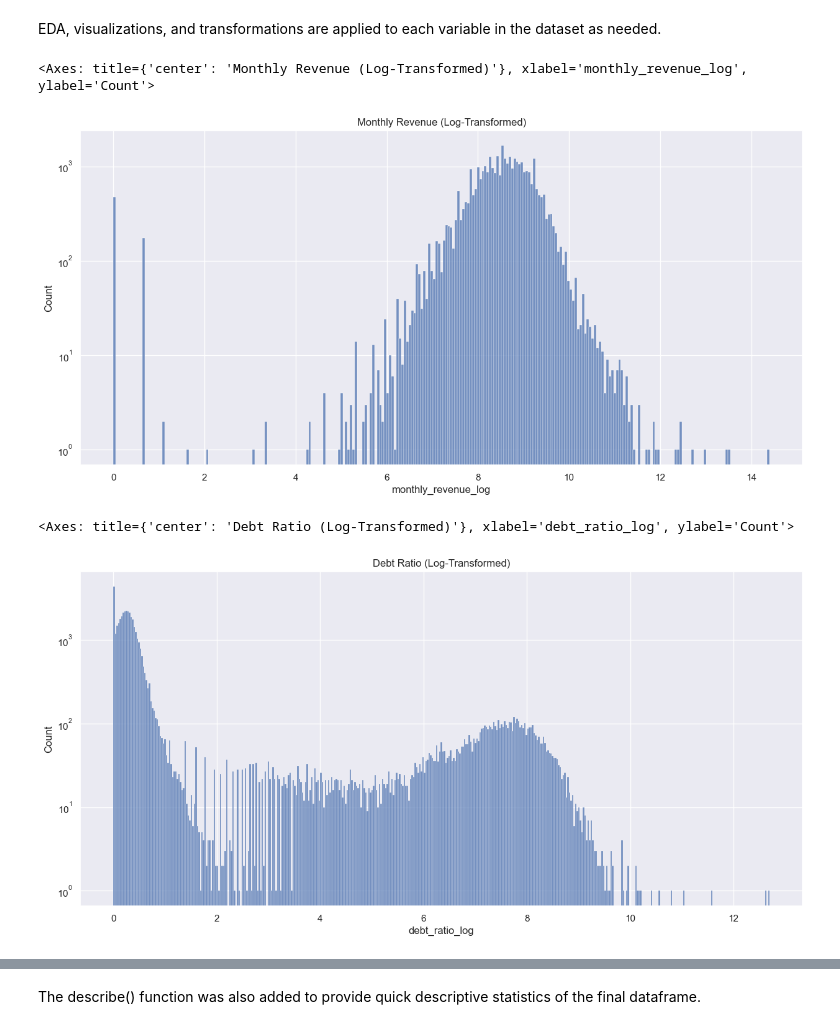
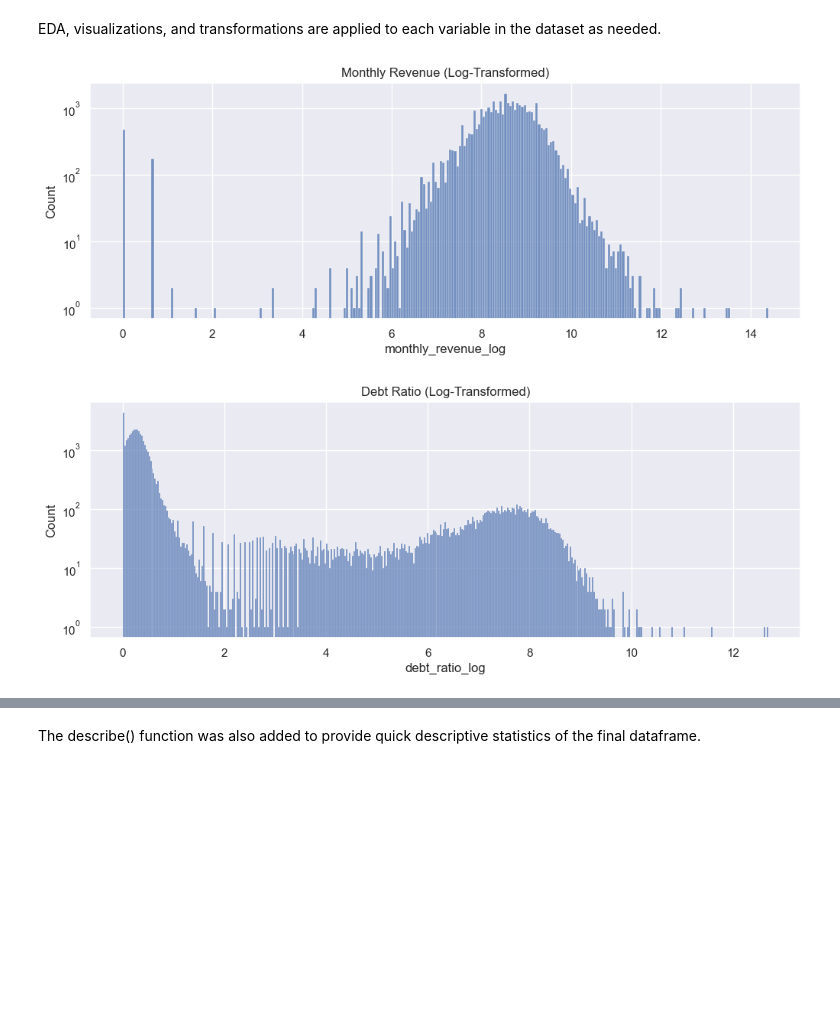
Before and after one commit to PESIII23/real-time-credit-risk-simulation, a Jupyter notebook: src/notebooks/credit_risk_analysis.ipynb, the cells around one changed output, grey strips where cells are left out. Drawn from its saved outputs; the diff is of its cells as text; code cells hidden in the pictures; blank space fills up the shorter version.

```diff
--- a/src/notebooks/credit_risk_analysis.ipynb
+++ b/src/notebooks/credit_risk_analysis.ipynb
@@ -120,36 +120,37 @@ EDA, visualizations, and transformations are applied to each variable in the dat
 # Create the bins
 monthly_revenue_raw = df[['monthly_revenue']].copy()
 
 # Create revenue bins and labels
 revenue_bins = [0, 5000, 10000, 15000, 20000, 25000, 50000, 100000, 999999999]
 revenue_labels = ['0-5k', '5k-10k', '10k-15k', '15k-20k', '20k-25k', '25k-50k', '50k-100k', '100k+']
 
 # Cut each row into its corresponding bin
 monthly_revenue_raw['revenue_bin'] = pd.cut(monthly_revenue_raw['monthly_revenue'],
                                             bins=revenue_bins,
                                             labels=revenue_labels,
                                             include_lowest=True)
 
 # Add empty value category
 monthly_revenue_raw['revenue_bin'] = (monthly_revenue_raw['revenue_bin'].cat.add_categories('NaN').fillna('NaN'))
 
 # Display dataframe
 monthly_revenue_raw.head()
 
 """Histogram Plot"""
 x_var = 'revenue_bin'
-plt.figure(figsize=(15,7))
+plt.figure(figsize=(12,4))
 # plt.title("Monthly Revenue (Binned)")
 # sns.histplot(data=monthly_revenue_raw, x=x_var, log=True)
 
 """Log Transform Distribution"""
 df['monthly_revenue_log'] = np.log1p(df['monthly_revenue'])
 plt.title("Monthly Revenue (Log-Transformed)")
 plt.yscale('log')
 sns.histplot(df['monthly_revenue_log'])
+
+df['revenue_missing'] = df['monthly_revenue'].isna().astype(int)
 # %% [output]
-<Axes: title={'center': 'Monthly Revenue (Log-Transformed)'}, xlabel='monthly_revenue_log', ylabel='Count'>
-[figure, old version]
+[figure, new version]
 # %%
 """DEBT RATIO"""
 
@@ -174,7 +175,7 @@ debt_ratio_raw.head()
 
 """Histogram Plot"""
 x_var = 'debt_ratio'
-plt.figure(figsize=(15,7))
+plt.figure(figsize=(12,4))
 # plt.title("Debt Ratio (Binned)")
 # sns.histplot(data=debt_ratio_raw, x=x_var, log=True)
 
@@ -183,9 +184,10 @@ df['debt_ratio_log'] = np.log1p(df['debt_ratio'])
 plt.title("Debt Ratio (Log-Transformed)")
 plt.yscale('log')
 sns.histplot(df['debt_ratio_log'])
+
+df['debt_ratio_missing'] = df['debt_ratio'].isna().astype(int)
 # %% [output]
-<Axes: title={'center': 'Debt Ratio (Log-Transformed)'}, xlabel='debt_ratio_log', ylabel='Count'>
-[figure, old version]
+[figure, new version]
 # %%
 """RATED EXPOSURE"""
 
```
Also changed, not shown: parts of 7 cells of this notebook.
